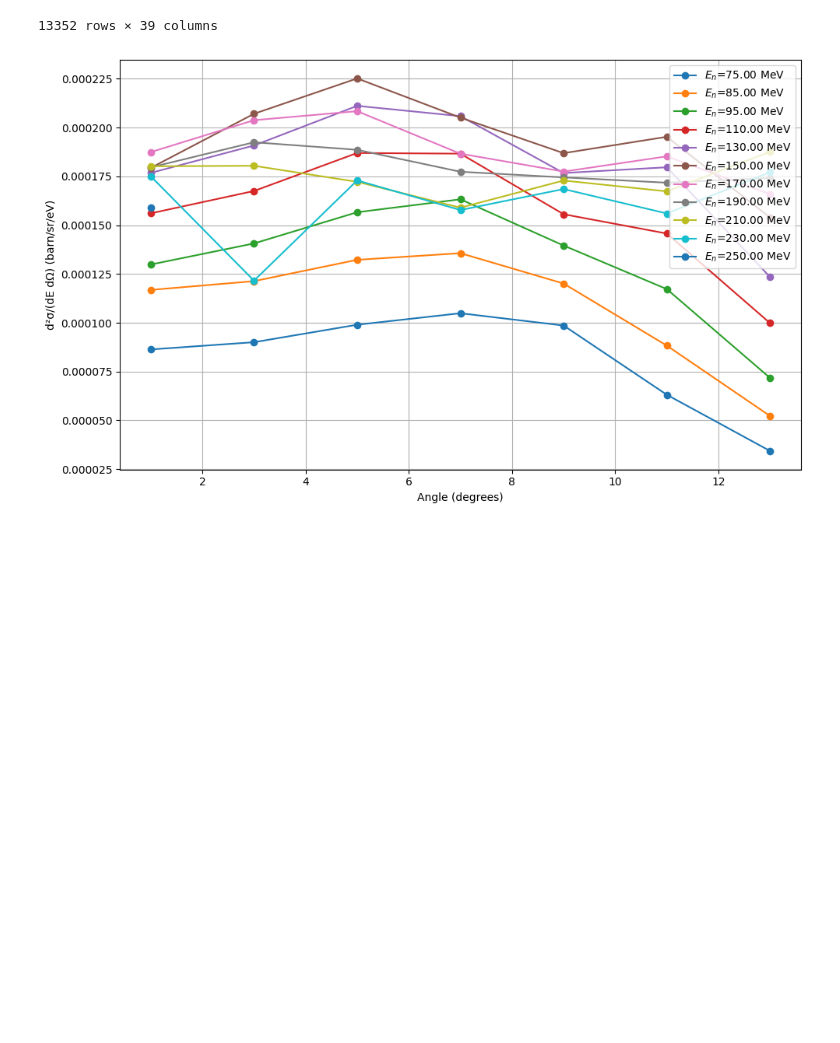
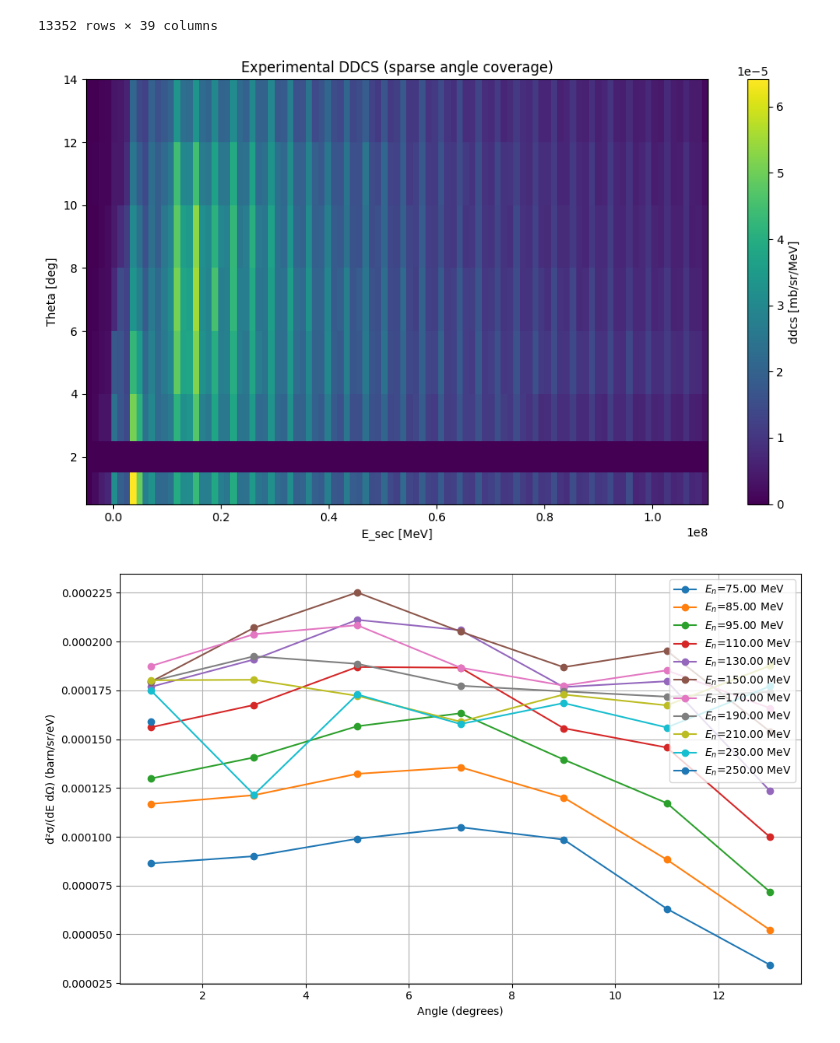
Before and after one commit to LucAstrand/MCML, a Jupyter notebook: npReaction.ipynb, the cells around one changed output. Drawn from its saved outputs; the diff is of its cells as text; code cells hidden in the pictures; blank space fills up the shorter version.

```diff
--- a/npReaction.ipynb
+++ b/npReaction.ipynb
@@ -5,8 +5,9 @@ import pandas as pd
 import torch.optim as optim
 import matplotlib.pyplot as plt
 # %%
-# DAE_np_data_path = r'C:\Users\lastrand\Python\MCML\data\np\13516002.csv'
-DAE_np_data_path = r'C:\Users\lastrand\Python\MCML\data\np\X4sShowX4StdOut.csv'
+DAE_np_data_path = r'C:\Users\lucas\Python\MLproject\data\np\X4sShowX4StdOut.csv'
+# DAE_np_data_path = r'C:\Users\lastrand\Python\MCML\data\np\X4sShowX4StdOut.csv'
+
 
 np_DAE_df = pd.read_csv(DAE_np_data_path)
 # %%
@@ -38,11 +39,43 @@ df = df.rename(columns={
 
 })
 
-df['E_inc'] = df['E_inc'] / 1e6  # eV → MeV
-df['E_sec'] = df['E_sec'] / 1e6  # eV → MeV
+# df['E_inc'] = df['E_inc'] / 1e6  # eV → MeV
+# df['E_sec'] = df['E_sec'] / 1e6  # eV → MeV
 
 # Drop rows with missing values
 df = df.dropna(subset=['E_inc', 'E_sec', 'theta', 'ddcs'])
+# %%
+import matplotlib.pyplot as plt
+import numpy as np
+
+# Unique sorted angles
+unique_thetas = np.sort(df['theta'].unique())
+E_bins = np.linspace(df['E_sec'].min(), df['E_sec'].max(), 100)
+
+# Create a 2D array of shape (n_theta, n_E_bins)
+heatmap = np.zeros((len(unique_thetas), len(E_bins) - 1))
+
+# Fill in the heatmap row-by-row
+for i, theta in enumerate(unique_thetas):
+    subset = df[df['theta'] == theta]
+    hist, _ = np.histogram(
+        subset['E_sec'], bins=E_bins,
+        weights=subset['ddcs']
+    )
+    heatmap[i] = hist
+
+# Plot
+fig, ax = plt.subplots(figsize=(10, 6))
+E_centers = 0.5 * (E_bins[:-1] + E_bins[1:])
+pcm = ax.pcolormesh(E_centers, unique_thetas, heatmap, shading='auto', cmap='viridis')
+fig.colorbar(pcm, ax=ax, label='ddcs [mb/sr/MeV]')
+ax.set_xlabel('E_sec [MeV]')
+ax.set_ylabel('Theta [deg]')
+ax.set_title('Experimental DDCS (sparse angle coverage)')
+plt.tight_layout()
+plt.show()
+# %% [output]
+[figure, added]
 # %%
 angle_max = np.max(df['theta'].unique())
 unique_angles = np.sort(df['theta'].unique())
```
Also changed, not shown: parts of 4 cells of this notebook, 1 other file.
